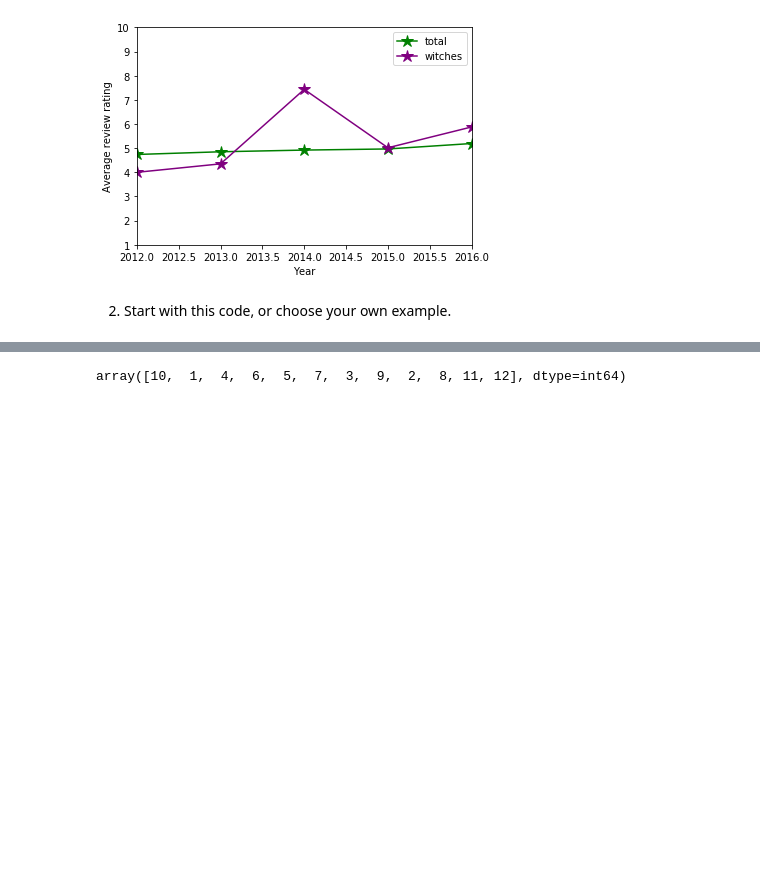
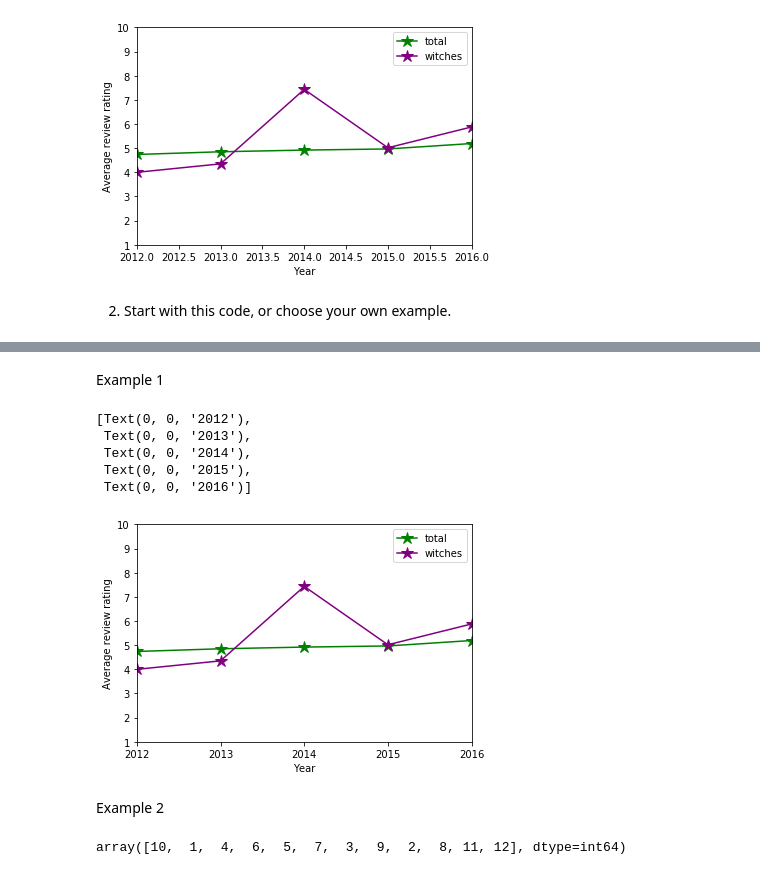
Before and after one commit to adasilva/AnatomyOfMatplotlib, a Jupyter notebook: Part2-MatplotlibOjbects.ipynb, the cells around one changed output, grey strips where cells are left out. Saved outputs shown, nothing was run; the diff lists cells and outputs as text; code cells hidden in the pictures; blank space fills up the shorter version.

```diff
--- a/Part2-MatplotlibOjbects.ipynb
+++ b/Part2-MatplotlibOjbects.ipynb
@@ -180,3 +182,31 @@ Example solutions are below!
+# %% [markdown]
+Example 1
+# %%
+years = np.arange(df['year_released'].min(), df['year_released'].max())
+avg_rating = [df[df['year_released']==y]['review_rating'].mean() for y in years]
+avg_rating_witches = [df[(df['year_released']==y) & (df['has_witches'])]['review_rating'].mean() for y in years]
+
+ax = plt.subplot()
+ax.plot(years, avg_rating, '*-', c='green', label="total", ms='12')
+ax.plot(years, avg_rating_witches, '*-', c='purple', label='witches', ms='12')
+ax.set_xlabel("Year")
+ax.set_ylabel("Average review rating")
+ax.set_xlim(years[0], years[-1])
+ax.set_ylim(1, 10)
+ax.legend()
+
+years = [int(y) for y in years]
+ax.set_xticks(years)
+ax.set_xticklabels(years)
+# %% [output]
+[Text(0, 0, '2012'),
+ Text(0, 0, '2013'),
+ Text(0, 0, '2014'),
+ Text(0, 0, '2015'),
+ Text(0, 0, '2016')]
+[figure, added]
+# %% [markdown]
+Example 2
 # %%
 df['month_released'] = pd.to_datetime(df['release_date']).map(lambda d: d.month)
 df['month_released'].unique()
```
Also changed, not shown: parts of 2 cells of this notebook.
